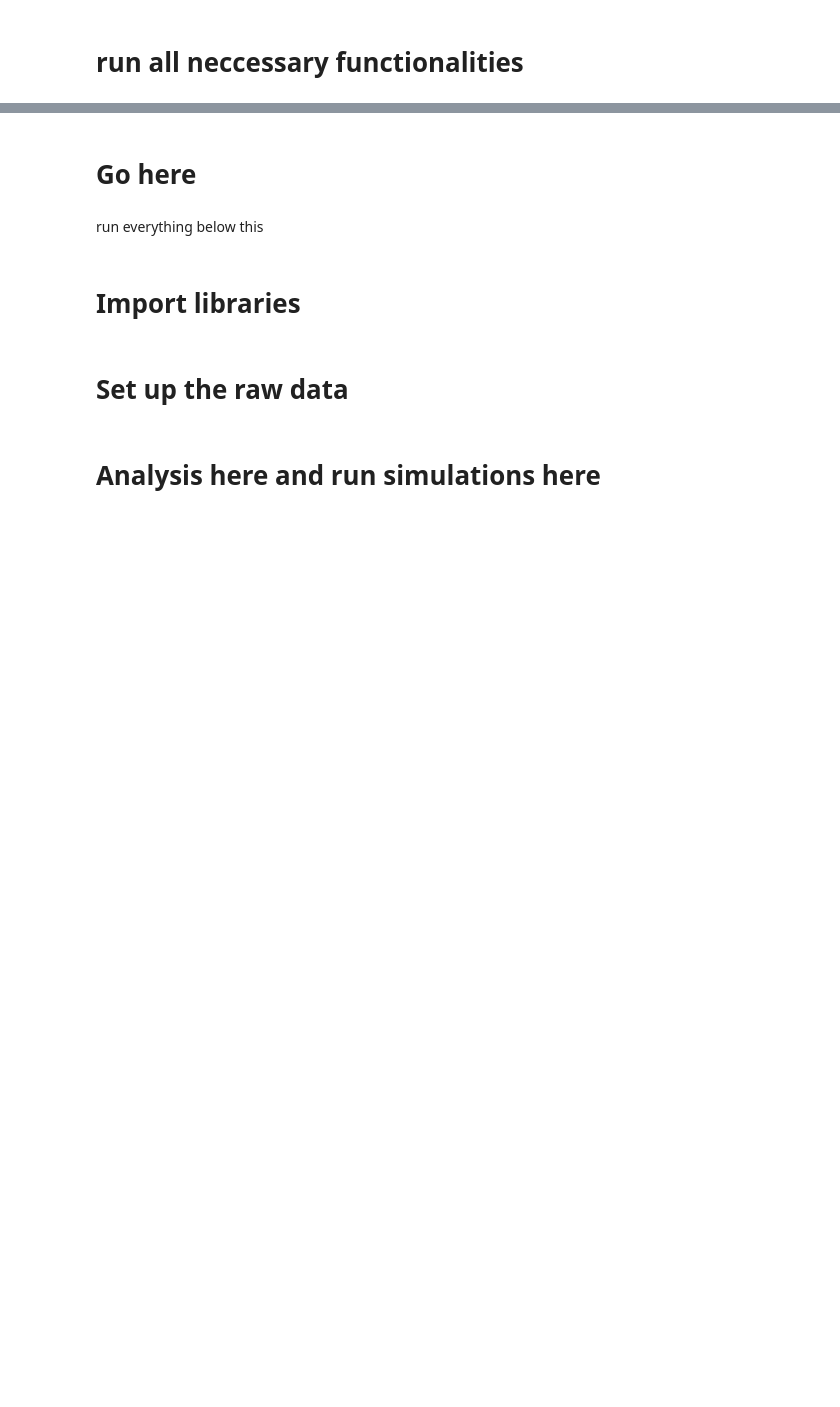
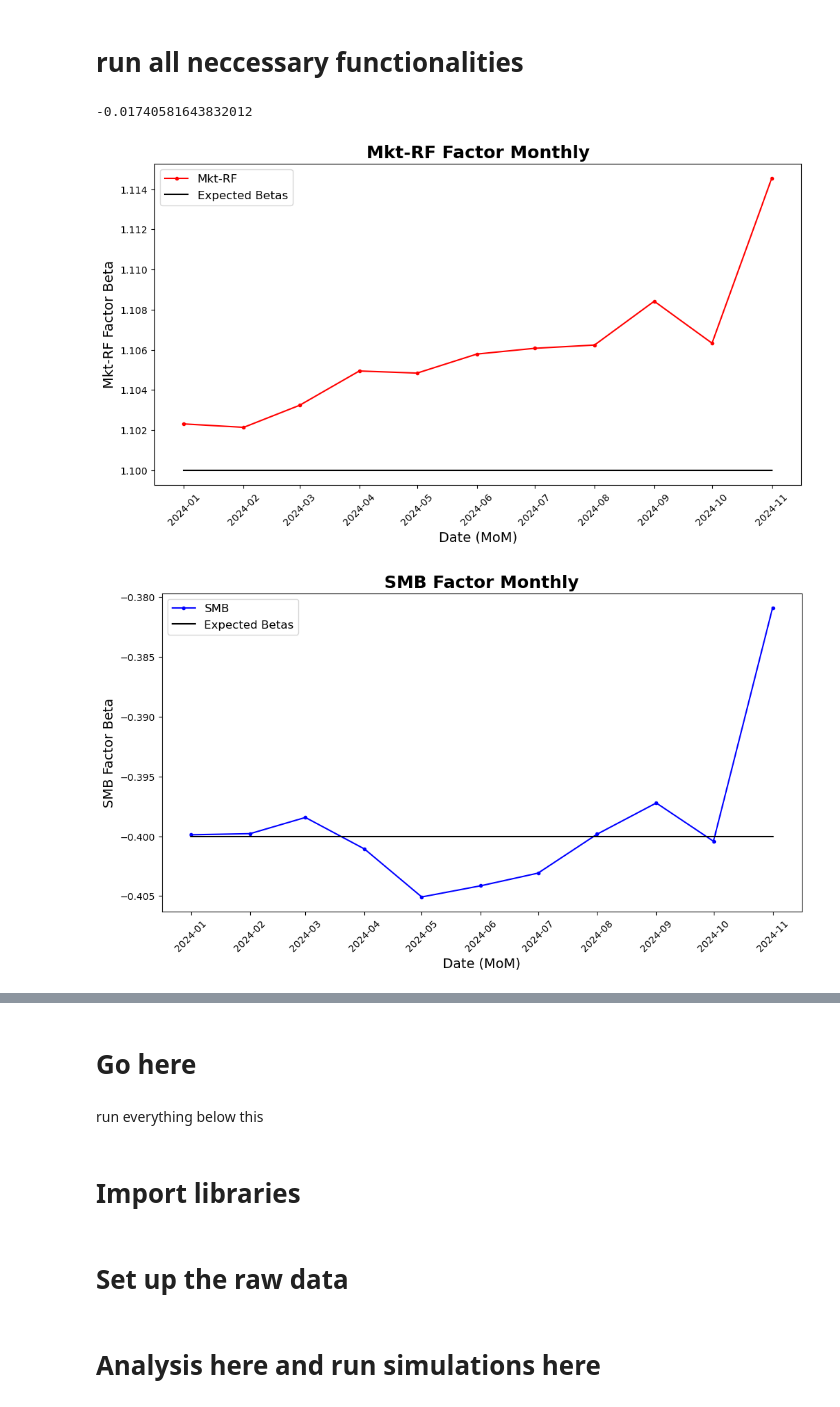
Before and after one commit to vincentbatten27/Multi-Factor_Investing, a Jupyter notebook: Multi_Factor_Fall_25/Run simulator.ipynb, the cells around one changed output, grey strips where cells are left out. Saved outputs shown, nothing was run; the diff lists cells and outputs as text; code cells hidden in the pictures; blank space fills up the shorter version.

```diff
--- a/Multi_Factor_Fall_25/Run simulator.ipynb
+++ b/Multi_Factor_Fall_25/Run simulator.ipynb
@@ -166,3 +166,14 @@ def Transaction_Costs(initialize=False):
     values = list(random.uniform(.01, .02) for i in range(len(tickers)))
     for key, value in zip(keys, values):
         t_cost[key] = value
+# %%
+mkt_bet.append(port_betas.iloc[0][2])
+smb_bet.append(port_betas.iloc[1][2])
+hml_bet.append(port_betas.iloc[2][2])
+# %% [output]
+-0.01740581643832012
+# %%
+plot_monthly_betas()
+# %% [output]
+[figure, added]
+[figure, added]
```
Also changed, not shown: parts of 27 cells of this notebook.
